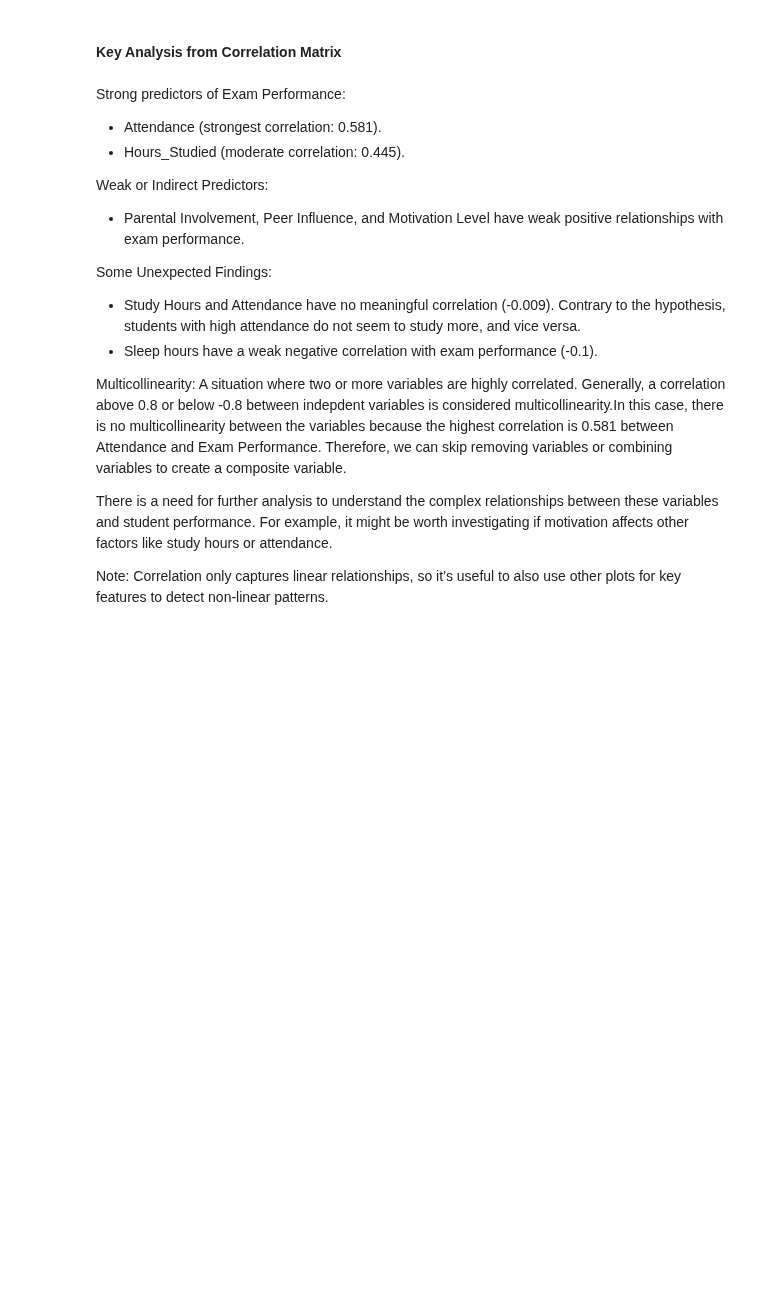
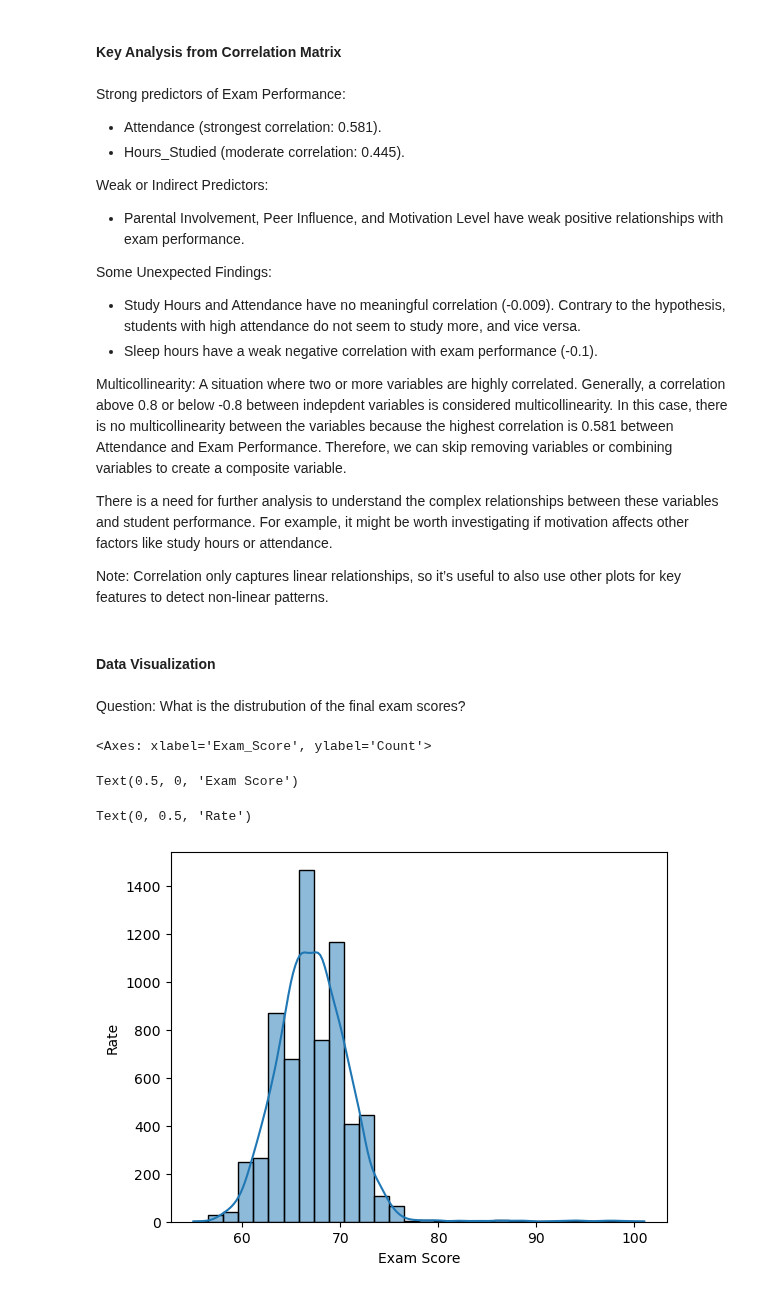
Before and after one commit to setarehsalkhi/OMIS-114-Project, a Jupyter notebook: CleanedData.ipynb, the cells around one changed output. Cells and saved outputs as stored; diff of their text form; code cells hidden in the pictures; blank space fills up the shorter version.

```diff
--- a/CleanedData.ipynb
+++ b/CleanedData.ipynb
@@ -329,8 +329,22 @@ Some Unexpected Findings:
 - Study Hours and Attendance have no meaningful correlation (-0.009). Contrary to the hypothesis, students with high attendance do not seem to study more, and vice versa.
 - Sleep hours have a weak negative correlation with exam performance (-0.1).
 
-Multicollinearity: A situation where two or more variables are highly correlated. Generally, a correlation above 0.8 or below -0.8 between indepdent variables is considered multicollinearity.In this case, there is no multicollinearity between the variables because the highest correlation is 0.581 between Attendance and Exam Performance. Therefore, we can skip removing variables or combining variables to create a composite variable.
+Multicollinearity: A situation where two or more variables are highly correlated. Generally, a correlation above 0.8 or below -0.8 between indepdent variables is considered multicollinearity. In this case, there is no multicollinearity between the variables because the highest correlation is 0.581 between Attendance and Exam Performance. Therefore, we can skip removing variables or combining variables to create a composite variable.
 
 There is a need for further analysis to understand the complex relationships between these variables and student performance. For example, it might be worth investigating if motivation affects other factors like study hours or attendance.
 
 Note: Correlation only captures linear relationships, so it’s useful to also use other plots for key features to detect non-linear patterns.
+# %% [markdown]
+#### Data Visualization
+# %% [markdown]
+Question: What is the distrubution of the final exam scores?
+# %%
+# Histograms to show the distribution of the data
+sns.histplot(df2['Exam_Score'], bins = 30, kde = True)
+plt.xlabel('Exam Score')
+plt.ylabel('Rate')
+# %% [output]
+<Axes: xlabel='Exam_Score', ylabel='Count'>
+Text(0.5, 0, 'Exam Score')
+Text(0, 0.5, 'Rate')
+[figure, added]
```
Also changed, not shown: parts of 15 cells of this notebook.
